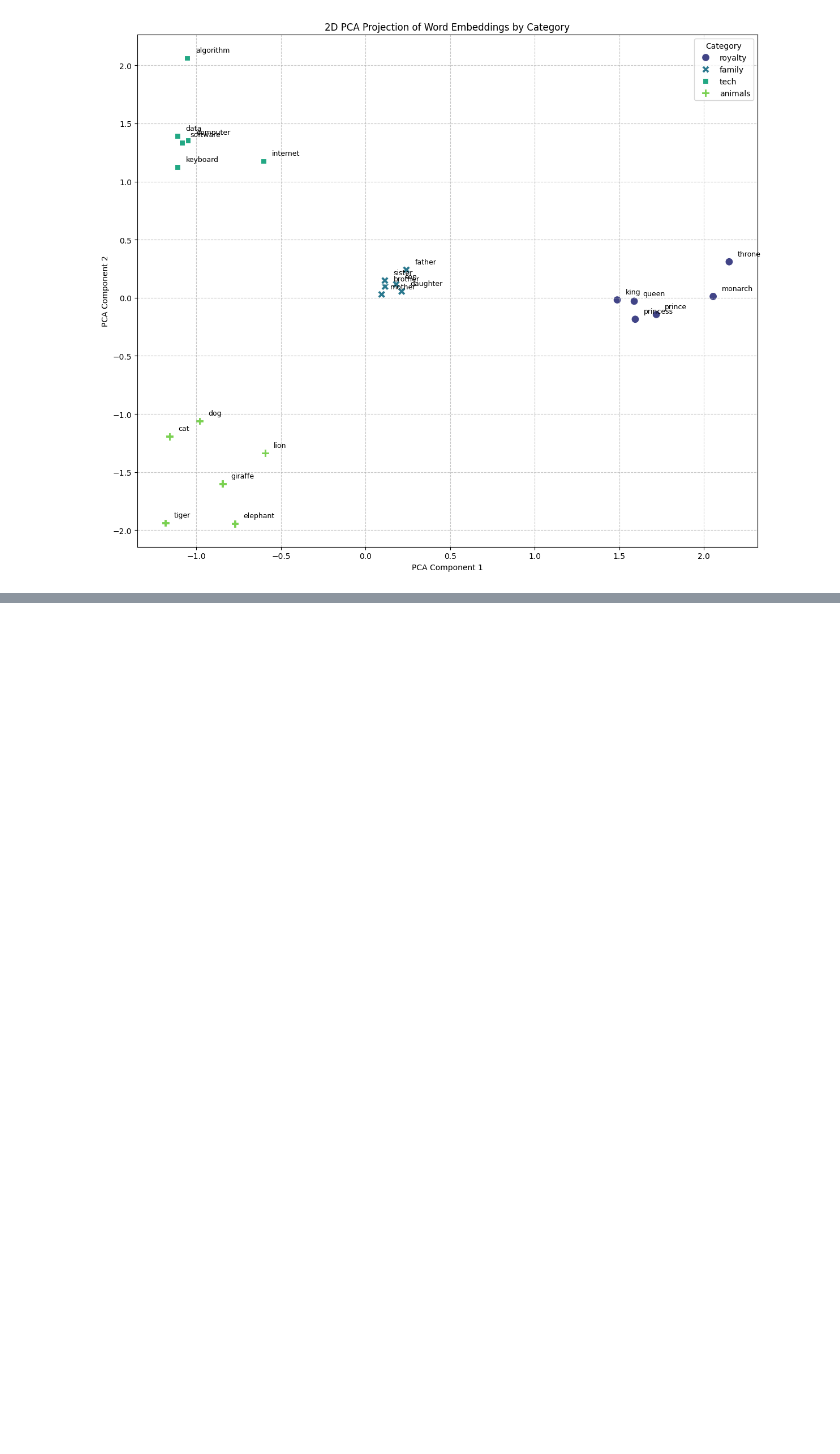
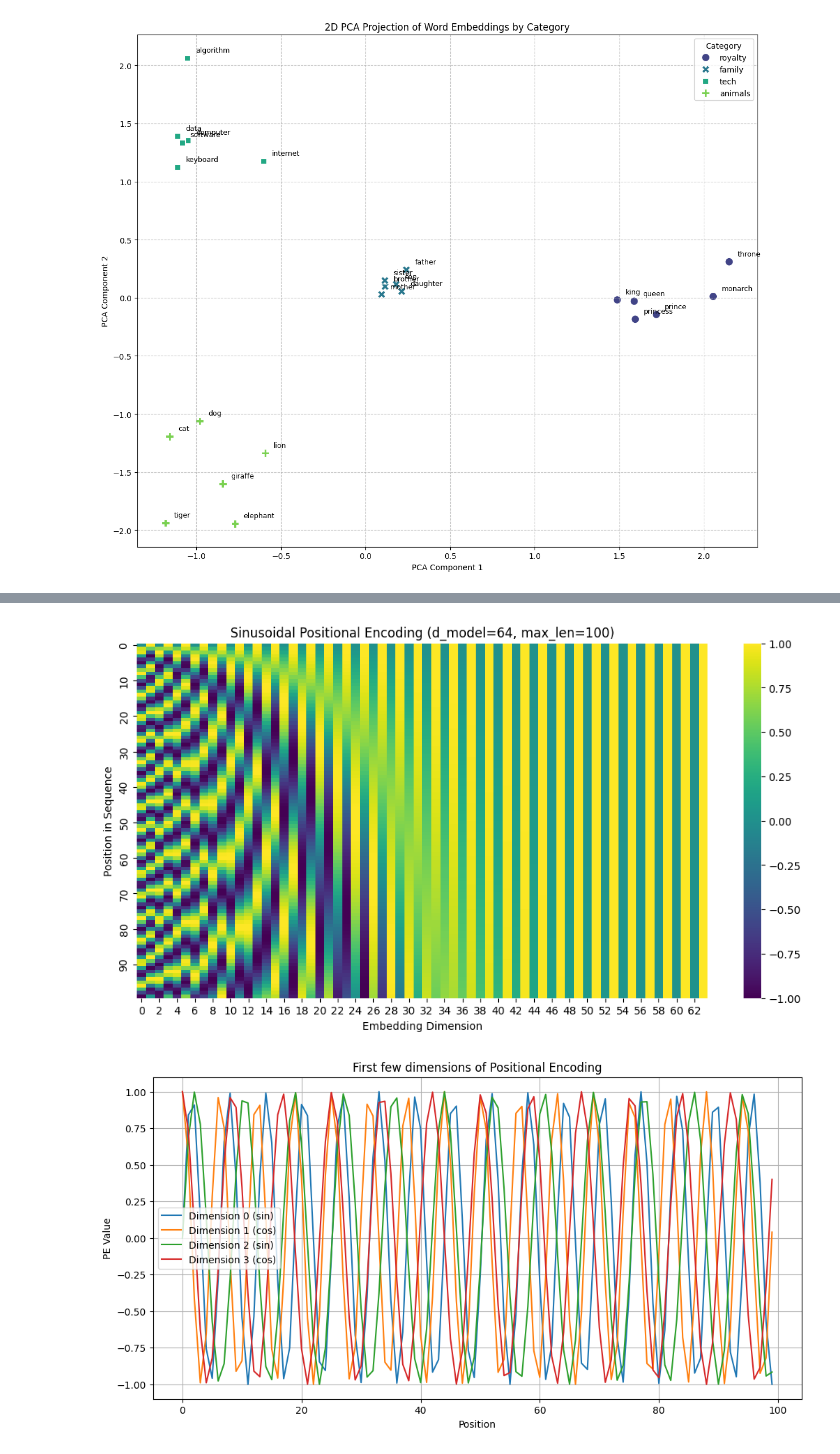
Before and after one commit to ananaysaharan/DL_Basics, a Jupyter notebook: embeddings.ipynb, the cells around one changed output, grey strips where cells are left out. Cells and saved outputs as stored; diff of their text form; code cells hidden in the pictures; blank space fills up the shorter version.

```diff
--- a/embeddings.ipynb
+++ b/embeddings.ipynb
@@ -228,0 +365,27 @@ Shape of reduced embeddings array: (24, 2)
+# %%
+import matplotlib.pyplot as plt
+import seaborn as sns
+
+plt.figure(figsize=(12, 6))
+sns.heatmap(pos_encoder.pe.numpy()[:sequence_length, :], cmap='viridis', yticklabels=10)
+plt.title('Sinusoidal Positional Encoding (d_model=64, max_len=100)')
+plt.xlabel('Embedding Dimension')
+plt.ylabel('Position in Sequence')
+plt.show()
+
+plt.figure(figsize=(12, 6))
+# Plot specific dimensions to see the sine/cosine waves more clearly
+# For example, dimension 0 (sin) and dimension 1 (cos)
+plt.plot(pos_encoder.pe.numpy()[:, 0], label='Dimension 0 (sin)')
+plt.plot(pos_encoder.pe.numpy()[:, 1], label='Dimension 1 (cos)')
+plt.plot(pos_encoder.pe.numpy()[:, 2], label='Dimension 2 (sin)')
+plt.plot(pos_encoder.pe.numpy()[:, 3], label='Dimension 3 (cos)')
+plt.title('First few dimensions of Positional Encoding')
+plt.xlabel('Position')
+plt.ylabel('PE Value')
+plt.legend()
+plt.grid(True)
+plt.show()
+# %% [output]
+[figure, added]
+[figure, added]
```
Also changed, not shown: parts of 5 cells of this notebook.
